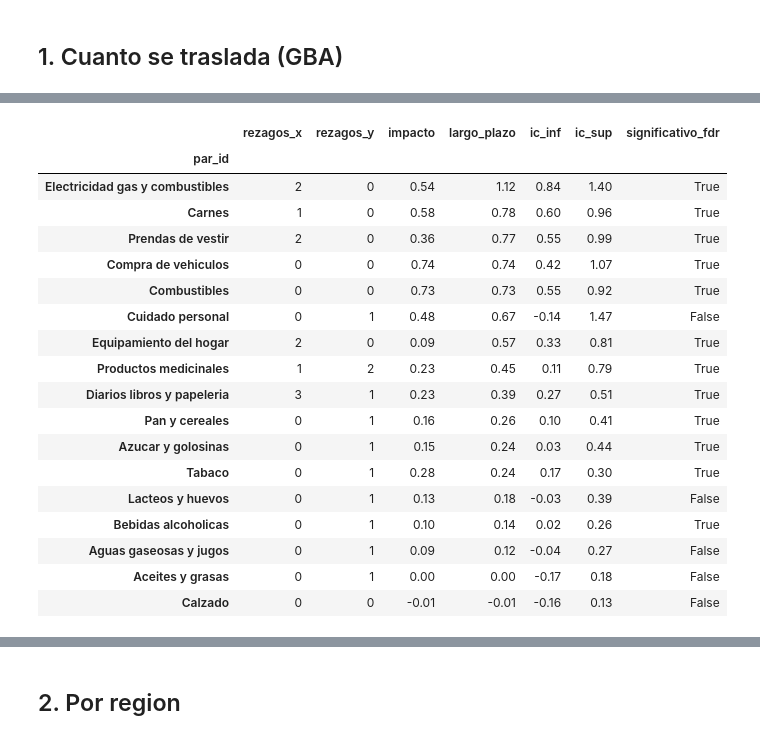
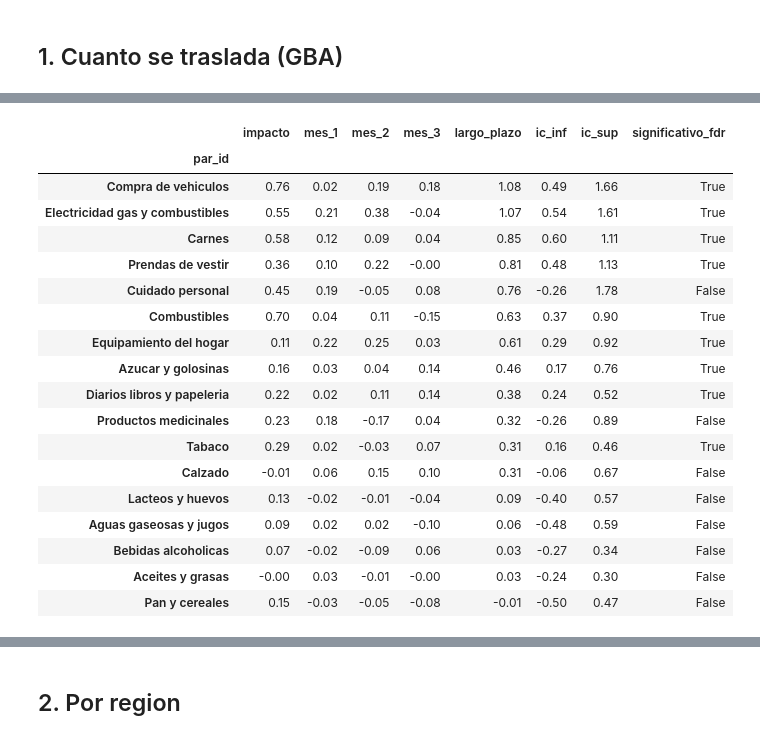
Before and after one commit to gabydomingo/monitor-de-traslado, a Jupyter notebook: notebooks/02_traslado.ipynb, the cells around one changed output, grey strips where cells are left out. Cells and saved outputs as stored; diff of their text form; code cells hidden in the pictures.

```diff
--- a/notebooks/02_traslado.ipynb
+++ b/notebooks/02_traslado.ipynb
@@ -38,24 +38,33 @@ plt.show()
 # %%
-cols = ["rezagos_x", "rezagos_y", "impacto", "largo_plazo", "ic_inf", "ic_sup", "significativo_fdr"]
+cols = [
+    "impacto",
+    "mes_1",
+    "mes_2",
+    "mes_3",
+    "largo_plazo",
+    "ic_inf",
+    "ic_sup",
+    "significativo_fdr",
+]
 gba.sort_values("largo_plazo", ascending=False)[cols].round(2)
 # %% [output]
-|  | rezagos_x | rezagos_y | impacto | largo_plazo | ic_inf | ic_sup | significativo_fdr |
-| par_id |  |  |  |  |  |  |  |
-| Electricidad gas y combustibles | 2 | 0 | 0.54 | 1.12 | 0.84 | 1.40 | True |
-| Carnes | 1 | 0 | 0.58 | 0.78 | 0.60 | 0.96 | True |
-| Prendas de vestir | 2 | 0 | 0.36 | 0.77 | 0.55 | 0.99 | True |
-| Compra de vehiculos | 0 | 0 | 0.74 | 0.74 | 0.42 | 1.07 | True |
-| Combustibles | 0 | 0 | 0.73 | 0.73 | 0.55 | 0.92 | True |
-| Cuidado personal | 0 | 1 | 0.48 | 0.67 | -0.14 | 1.47 | False |
-| Equipamiento del hogar | 2 | 0 | 0.09 | 0.57 | 0.33 | 0.81 | True |
-| Productos medicinales | 1 | 2 | 0.23 | 0.45 | 0.11 | 0.79 | True |
-| Diarios libros y papeleria | 3 | 1 | 0.23 | 0.39 | 0.27 | 0.51 | True |
-| Pan y cereales | 0 | 1 | 0.16 | 0.26 | 0.10 | 0.41 | True |
-| Azucar y golosinas | 0 | 1 | 0.15 | 0.24 | 0.03 | 0.44 | True |
-| Tabaco | 0 | 1 | 0.28 | 0.24 | 0.17 | 0.30 | True |
-| Lacteos y huevos | 0 | 1 | 0.13 | 0.18 | -0.03 | 0.39 | False |
-| Bebidas alcoholicas | 0 | 1 | 0.10 | 0.14 | 0.02 | 0.26 | True |
-| Aguas gaseosas y jugos | 0 | 1 | 0.09 | 0.12 | -0.04 | 0.27 | False |
-| Aceites y grasas | 0 | 1 | 0.00 | 0.00 | -0.17 | 0.18 | False |
-| Calzado | 0 | 0 | -0.01 | -0.01 | -0.16 | 0.13 | False |
+|  | impacto | mes_1 | mes_2 | mes_3 | largo_plazo | ic_inf | ic_sup | significativo_fdr |
+| par_id |  |  |  |  |  |  |  |  |
+| Compra de vehiculos | 0.76 | 0.02 | 0.19 | 0.18 | 1.08 | 0.49 | 1.66 | True |
+| Electricidad gas y combustibles | 0.55 | 0.21 | 0.38 | -0.04 | 1.07 | 0.54 | 1.61 | True |
+| Carnes | 0.58 | 0.12 | 0.09 | 0.04 | 0.85 | 0.60 | 1.11 | True |
+| Prendas de vestir | 0.36 | 0.10 | 0.22 | -0.00 | 0.81 | 0.48 | 1.13 | True |
+| Cuidado personal | 0.45 | 0.19 | -0.05 | 0.08 | 0.76 | -0.26 | 1.78 | False |
+| Combustibles | 0.70 | 0.04 | 0.11 | -0.15 | 0.63 | 0.37 | 0.90 | True |
+| Equipamiento del hogar | 0.11 | 0.22 | 0.25 | 0.03 | 0.61 | 0.29 | 0.92 | True |
+| Azucar y golosinas | 0.16 | 0.03 | 0.04 | 0.14 | 0.46 | 0.17 | 0.76 | True |
+| Diarios libros y papeleria | 0.22 | 0.02 | 0.11 | 0.14 | 0.38 | 0.24 | 0.52 | True |
+| Productos medicinales | 0.23 | 0.18 | -0.17 | 0.04 | 0.32 | -0.26 | 0.89 | False |
+| Tabaco | 0.29 | 0.02 | -0.03 | 0.07 | 0.31 | 0.16 | 0.46 | True |
+| Calzado | -0.01 | 0.06 | 0.15 | 0.10 | 0.31 | -0.06 | 0.67 | False |
+| Lacteos y huevos | 0.13 | -0.02 | -0.01 | -0.04 | 0.09 | -0.40 | 0.57 | False |
+| Aguas gaseosas y jugos | 0.09 | 0.02 | 0.02 | -0.10 | 0.06 | -0.48 | 0.59 | False |
+| Bebidas alcoholicas | 0.07 | -0.02 | -0.09 | 0.06 | 0.03 | -0.27 | 0.34 | False |
+| Aceites y grasas | -0.00 | 0.03 | -0.01 | -0.00 | 0.03 | -0.24 | 0.30 | False |
+| Pan y cereales | 0.15 | -0.03 | -0.05 | -0.08 | -0.01 | -0.50 | 0.47 | False |
 # %% [markdown]
```
Also changed, not shown: parts of 11 cells of this notebook, 13 other files.
